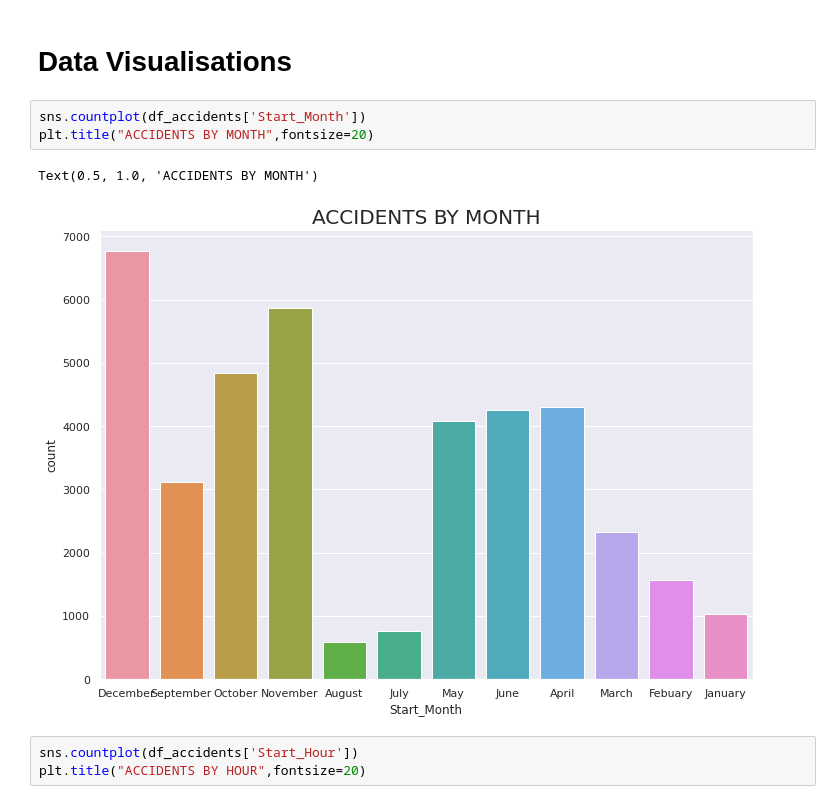
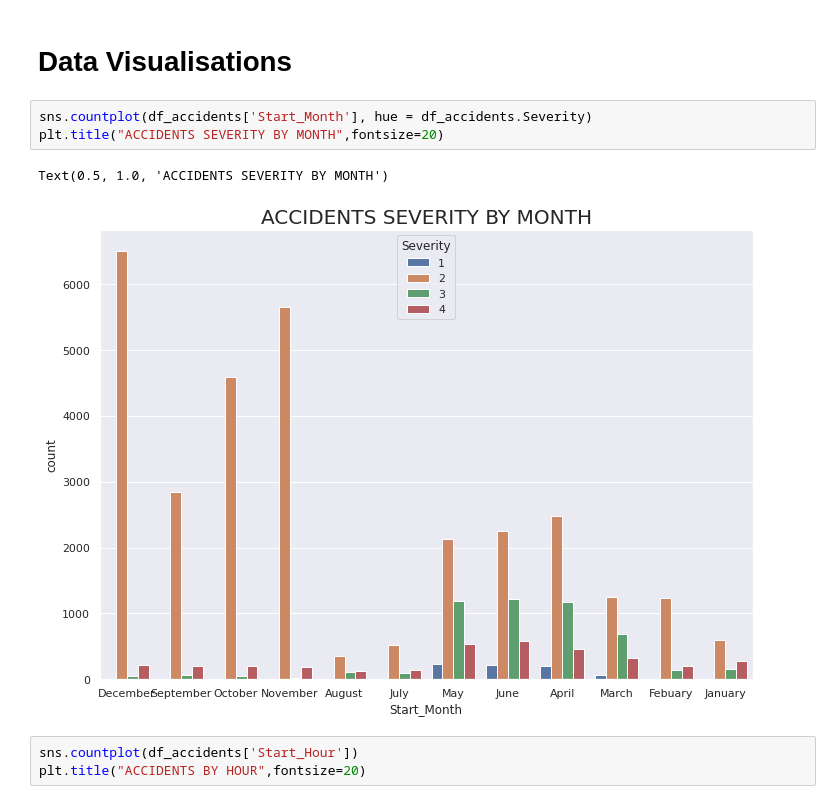
Before and after one commit to bmatore/inft6201, a Jupyter notebook: Data_Analysis_Report_Group_12.ipynb, the cells around one changed output. Cells and saved outputs as stored; diff of their text form.

```diff
--- a/Data_Analysis_Report_Group_12.ipynb
+++ b/Data_Analysis_Report_Group_12.ipynb
@@ -117,11 +115,11 @@ array(['Oneida', 'Bronx', 'Niagara', 'Orange', 'Westchester', 'Erie',
 # %% [markdown]
 # Data Visualisations
 # %%
-sns.countplot(df_accidents['Start_Month'])
-plt.title("ACCIDENTS BY MONTH",fontsize=20)
+sns.countplot(df_accidents['Start_Month'], hue = df_accidents.Severity)
+plt.title("ACCIDENTS SEVERITY BY MONTH",fontsize=20)
 # %% [output]
-Text(0.5, 1.0, 'ACCIDENTS BY MONTH')
+Text(0.5, 1.0, 'ACCIDENTS SEVERITY BY MONTH')
-[figure, old version]
+[figure, new version]
 # %%
 sns.countplot(df_accidents['Start_Hour'])
 plt.title("ACCIDENTS BY HOUR",fontsize=20)
```
Also changed, not shown: parts of 17 cells of this notebook.
